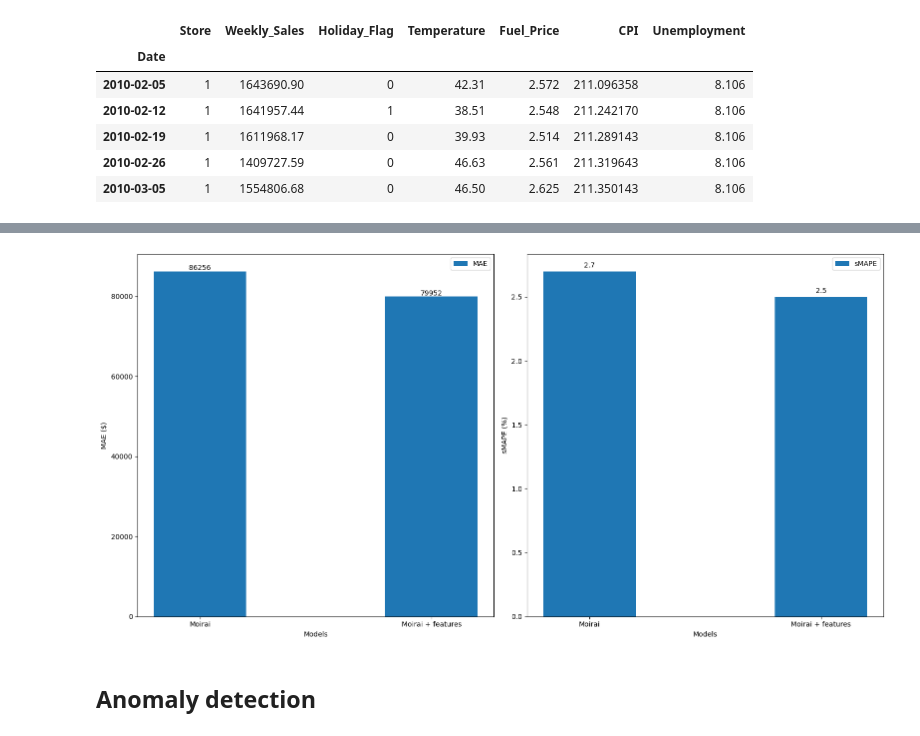
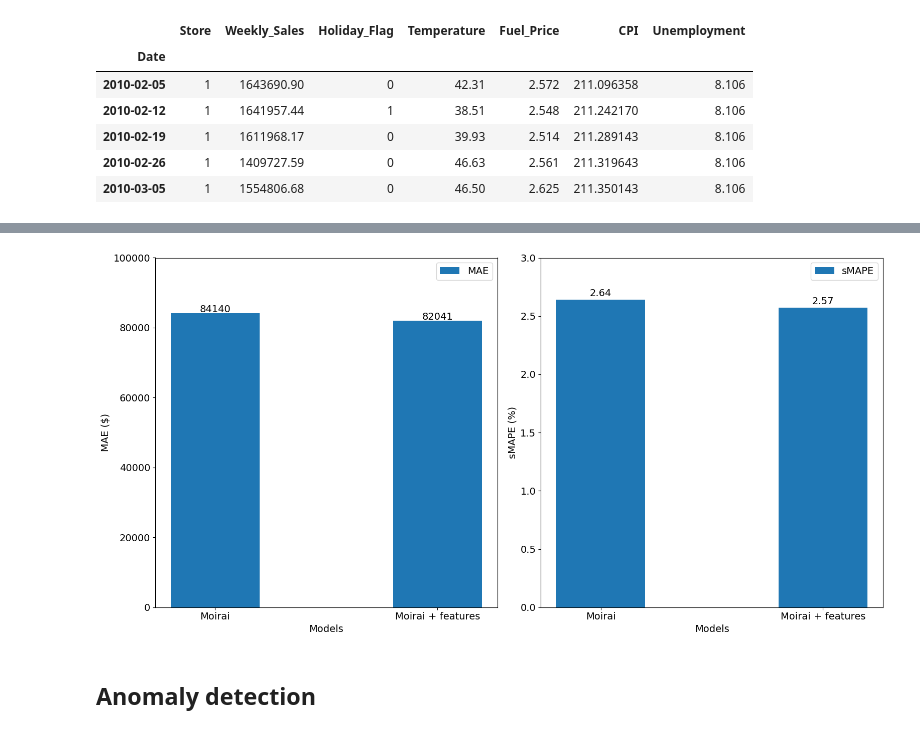
Before and after one commit to marcopeix/TimeSeriesForecastingUsingFoundationModels, a Jupyter notebook: CH06/CH06.ipynb, the cells around one changed output, grey strips where cells are left out. Saved outputs shown, nothing was run; the diff lists cells and outputs as text; code cells hidden in the pictures.

Commit message:
Increase font size plots, rerun code

```diff
--- a/CH06/CH06.ipynb
+++ b/CH06/CH06.ipynb
@@ -11,6 +11,8 @@ from uni2ts.model.moirai import MoiraiForecast, MoiraiModule
 
 import warnings
 warnings.filterwarnings('ignore')
+# %%
+plt.rcParams.update({'font.size': 14})
 # %% [markdown]
 ## Zero-shot forecasting with Moirai
 # %%
@@ -404,30 +406,33 @@ evaluation
 # %%
 fig, (ax1, ax2) = plt.subplots(nrows=1, ncols=2, figsize=(16,8))
 
 x = ['Moirai', 'Moirai + features']
-y_mae = [86256, 79952]
-y_smape = [2.70, 2.50]
+y_mae = [84140, 82041]
+y_smape = [2.64, 2.57]
 
 ax1.bar(x, y_mae, width=0.4, label='MAE')
 ax1.set_xlabel('Models')
 ax1.set_ylabel('MAE ($)')
+ax1.set_ylim(0, 100000)
 ax1.legend()
 
 for i, v in enumerate(y_mae):
     ax1.text(x=i, y=v+300, s=str(v), ha='center')
 
 ax2.bar(x, y_smape, width=0.4, label='sMAPE')
 ax2.set_xlabel('Models')
 ax2.set_ylabel('sMAPE (%)')
+ax2.set_ylim(0, 3)
 ax2.legend()
+
 
 for i, v in enumerate(y_smape):
     ax2.text(x=i, y=v+.03, s=str(v), ha='center')
 
 plt.tight_layout()
 plt.savefig("figures/CH06_codefig04.png", dpi=300)
 # %% [output]
-[figure, old version]
+[figure, new version]
 # %% [markdown]
 ## Anomaly detection
 # %%
```
Also changed, not shown: parts of 13 cells of this notebook, 5 other files.
